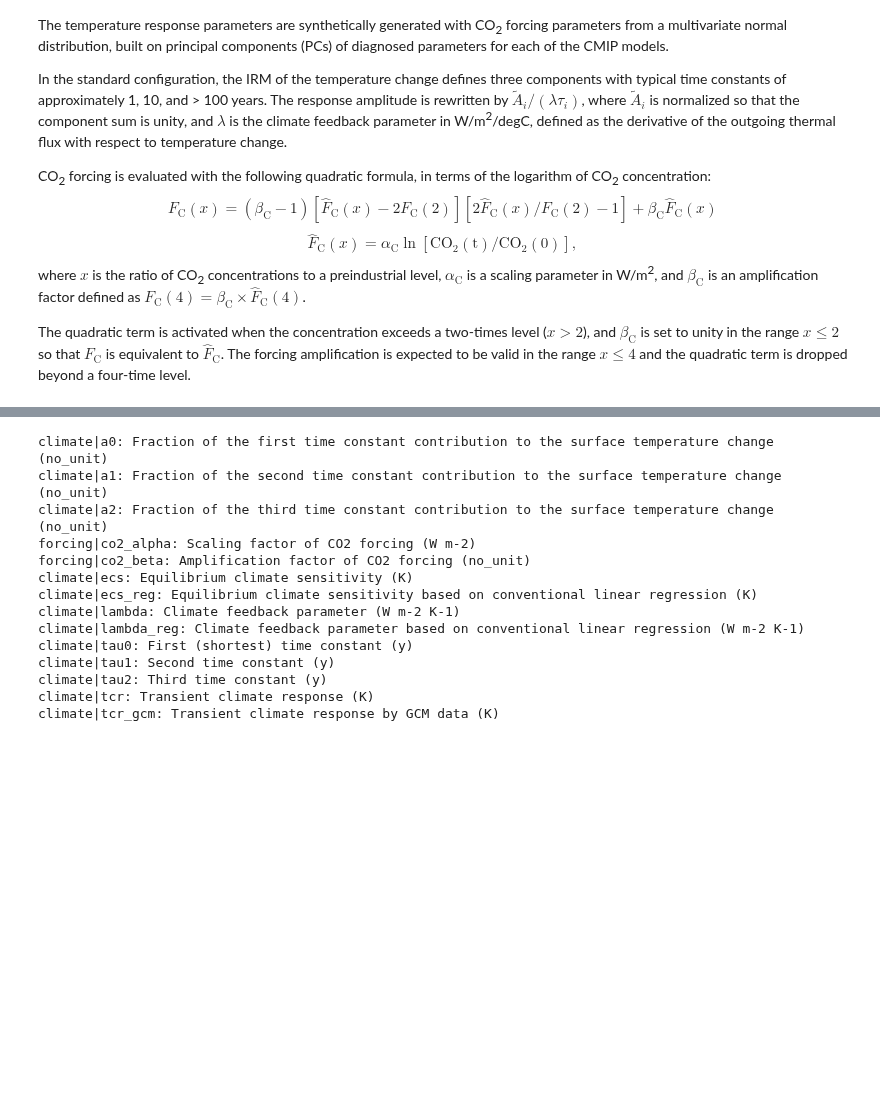
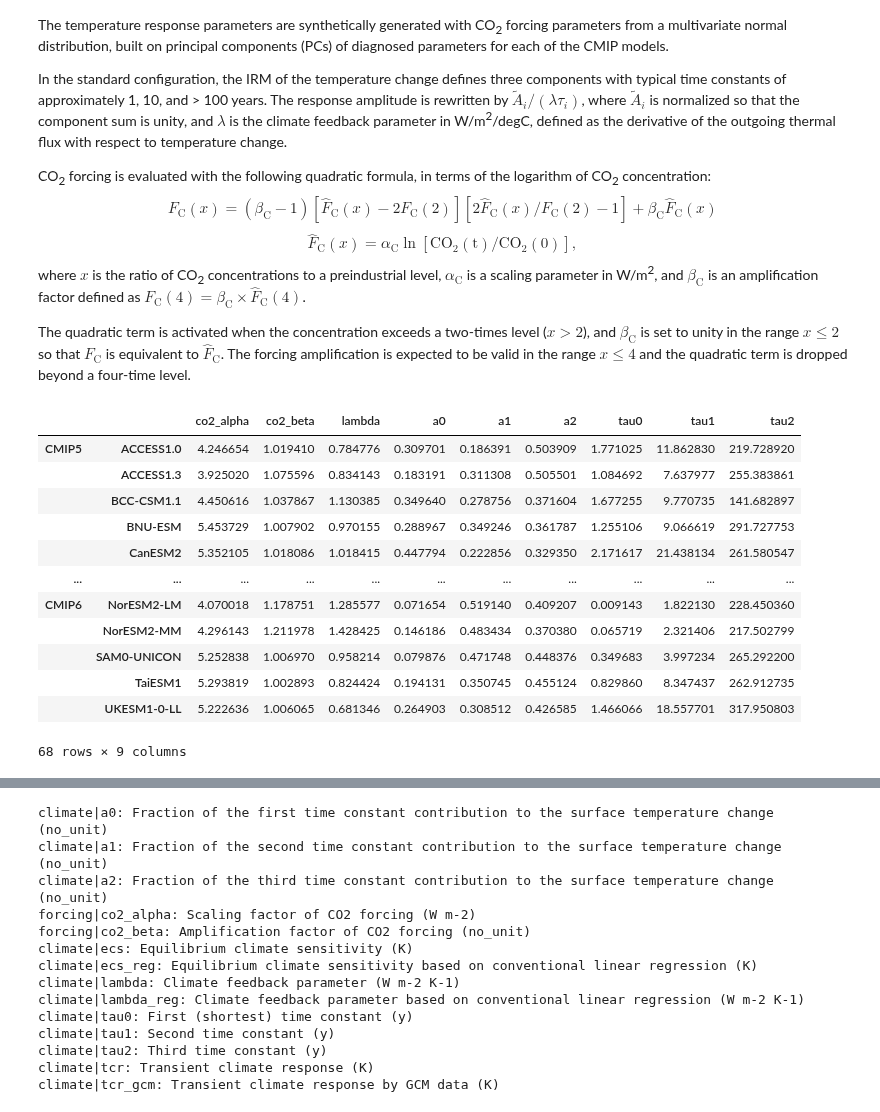
Before and after one commit to tsutsui1872/mce, a Jupyter notebook: notebook/t_genparms.ipynb, the cells around one changed output, grey strips where cells are left out. Drawn from its saved outputs; the diff is of its cells as text; code cells hidden in the pictures; blank space fills up the shorter version.

Commit message:
updates to use calib_cmip.h5

```diff
--- a/notebook/t_genparms.ipynb
+++ b/notebook/t_genparms.ipynb
@@ -38,3 +43,6 @@ from mce.core.driver import Driver
 from mce.util.io import retrieve_url
 from mce.util.stat import StatModel, SamplingMH
 from mce.util.plot_base import PlotBase
+# %%
+outpath = 'data/calib_cmip.h5'
+ds = ScenarioBase(outpath=outpath)
@@ -118,3 +129,46 @@ $$
 where $x$ is the ratio of CO<sub>2</sub> concentrations to a preindustrial level, $\alpha_{\mathrm{C}}$ is a scaling parameter in W/m<sup>2</sup>, and $\beta_{\mathrm{C}}$ is an amplification factor defined as $F_{\mathrm{C}}(4) = \beta_{\mathrm{C}} \times \hat{F}_{\mathrm{C}}(4)$.
 
 The quadratic term is activated when the concentration exceeds a two-times level ($x>2$), and $\beta_{\mathrm{C}}$ is set to unity in the range $x \le 2$ so that $F_{\mathrm{C}}$ is equivalent to $\hat{F}_{\mathrm{C}}$. The forcing amplification is expected to be valid in the range $x \le 4$ and the quadratic term is dropped beyond a four-time level.
+# %%
+calib_type = 'l3_norm1' # 3-layer IRM with CMIP normalization type 1
+# %%
+def kw2dict(kw_all):
+    """Return model parameters as dict
+    """
+    return {
+        'co2_alpha': kw_all['kw_rfall']['alpha'],
+        'co2_beta': kw_all['kw_rfall']['beta'],
+        'lambda': kw_all['kw_irm']['lamb'],
+        **dict(zip([f'a{j}' for j in range(3)], kw_all['kw_irm']['asj'])),
+        **dict(zip([f'tau{j}' for j in range(3)], kw_all['kw_irm']['tauj'])),
+    }
+# %%
+index = []
+parms = []
+for cmip_era, g1 in ds.file['parms'].items():
+    for model, g2 in g1.items():
+        index.append((cmip_era, model))
+        parms.append(kw2dict({
+            comp: dict(g3.attrs.items())
+            for comp, g3 in g2[calib_type].items()
+        }))
+# %%
+df = (
+    pd.DataFrame(parms, pd.MultiIndex.from_tuples(index))
+    .sort_index(key=lambda x: x.str.lower())
+)
+df
+# %% [output]
+|  |  | co2_alpha | co2_beta | lambda | a0 | a1 | a2 | tau0 | tau1 | tau2 |
+| CMIP5 | ACCESS1.0 | 4.246654 | 1.019410 | 0.784776 | 0.309701 | 0.186391 | 0.503909 | 1.771025 | 11.862830 | 219.728920 |
+|  | ACCESS1.3 | 3.925020 | 1.075596 | 0.834143 | 0.183191 | 0.311308 | 0.505501 | 1.084692 | 7.637977 | 255.383861 |
+|  | BCC-CSM1.1 | 4.450616 | 1.037867 | 1.130385 | 0.349640 | 0.278756 | 0.371604 | 1.677255 | 9.770735 | 141.682897 |
+|  | BNU-ESM | 5.453729 | 1.007902 | 0.970155 | 0.288967 | 0.349246 | 0.361787 | 1.255106 | 9.066619 | 291.727753 |
+|  | CanESM2 | 5.352105 | 1.018086 | 1.018415 | 0.447794 | 0.222856 | 0.329350 | 2.171617 | 21.438134 | 261.580547 |
+| ... | ... | ... | ... | ... | ... | ... | ... | ... | ... | ... |
+| CMIP6 | NorESM2-LM | 4.070018 | 1.178751 | 1.285577 | 0.071654 | 0.519140 | 0.409207 | 0.009143 | 1.822130 | 228.450360 |
+|  | NorESM2-MM | 4.296143 | 1.211978 | 1.428425 | 0.146186 | 0.483434 | 0.370380 | 0.065719 | 2.321406 | 217.502799 |
+|  | SAM0-UNICON | 5.252838 | 1.006970 | 0.958214 | 0.079876 | 0.471748 | 0.448376 | 0.349683 | 3.997234 | 265.292200 |
+|  | TaiESM1 | 5.293819 | 1.002893 | 0.824424 | 0.194131 | 0.350745 | 0.455124 | 0.829860 | 8.347437 | 262.912735 |
+|  | UKESM1-0-LL | 5.222636 | 1.006065 | 0.681346 | 0.264903 | 0.308512 | 0.426585 | 1.466066 | 18.557701 | 317.950803 |
+68 rows × 9 columns
```
Also changed, not shown: parts of 5 cells of this notebook.
